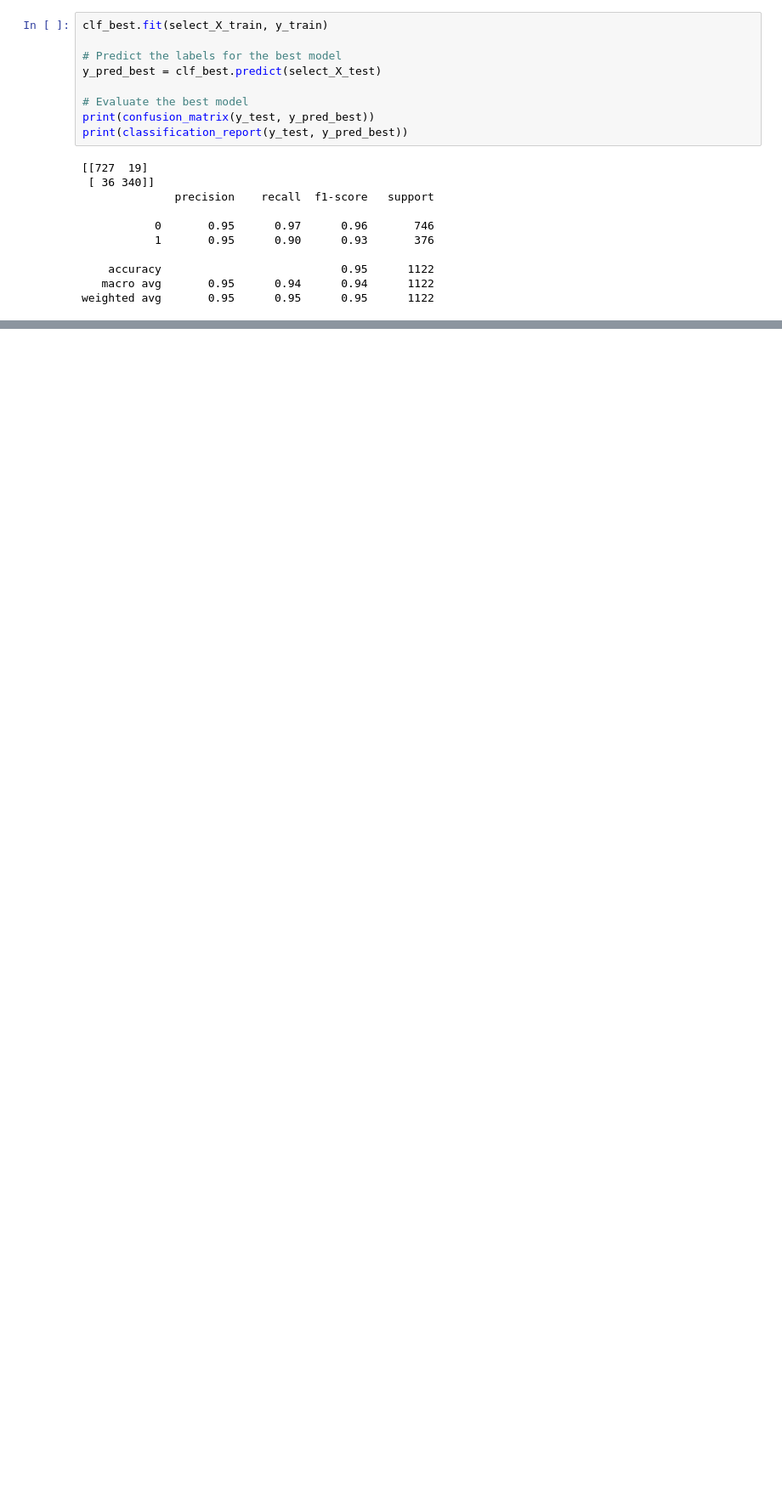
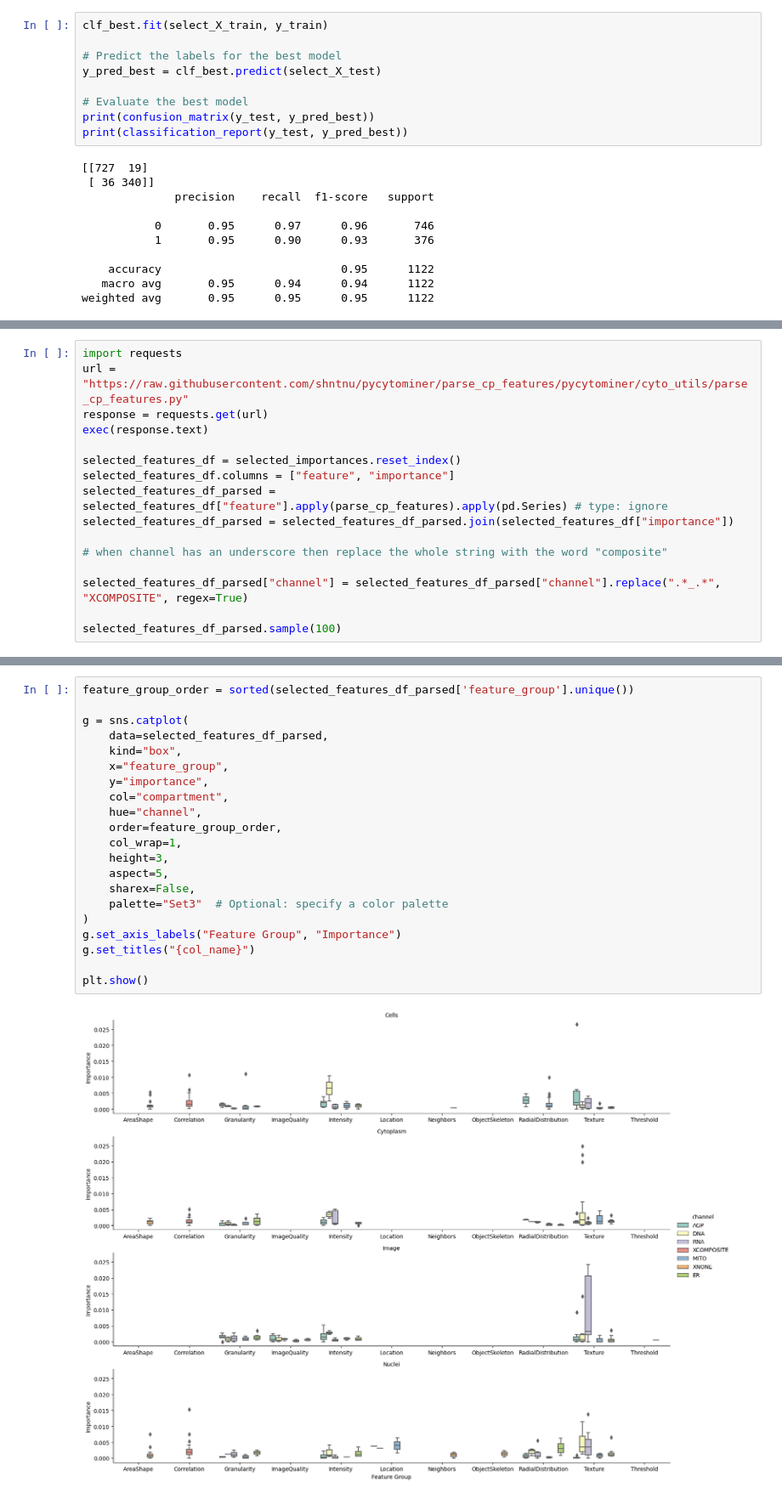
Before and after one commit to broadinstitute/position-effect-correction, a Jupyter notebook: 4.layout-checks/2_classify_poscons.ipynb, the cells around one changed output, grey strips where cells are left out. Shown: that part at 85% size. Cells and saved outputs as stored; diff of their text form; blank space fills up the shorter version.

```diff
--- a/4.layout-checks/2_classify_poscons.ipynb
+++ b/4.layout-checks/2_classify_poscons.ipynb
@@ -209,0 +312,16 @@ weighted avg       0.95      0.95      0.95      1122
+# %%
+import requests
+url = "https://raw.githubusercontent.com/shntnu/pycytominer/parse_cp_features/pycytominer/cyto_utils/parse_cp_features.py"
+response = requests.get(url)
+exec(response.text)
+
+selected_features_df = selected_importances.reset_index()
+selected_features_df.columns = ["feature", "importance"]
+selected_features_df_parsed = selected_features_df["feature"].apply(parse_cp_features).apply(pd.Series) # type: ignore
+selected_features_df_parsed = selected_features_df_parsed.join(selected_features_df["importance"])
+
+# when channel has an underscore then replace the whole string with the word "composite"
+
+selected_features_df_parsed["channel"] = selected_features_df_parsed["channel"].replace(".*_.*", "XCOMPOSITE", regex=True)
+
+selected_features_df_parsed.sample(100)
@@ -209,0 +345,23 @@ weighted avg       0.95      0.95      0.95      1122
+# %%
+feature_group_order = sorted(selected_features_df_parsed['feature_group'].unique())
+
+g = sns.catplot(
+    data=selected_features_df_parsed,
+    kind="box",
+    x="feature_group",
+    y="importance",
+    col="compartment",
+    hue="channel",
+    order=feature_group_order,
+    col_wrap=1,
+    height=3,
+    aspect=5,
+    sharex=False,
+    palette="Set3"  # Optional: specify a color palette
+)
+g.set_axis_labels("Feature Group", "Importance")
+g.set_titles("{col_name}")
+
+plt.show()
+# %% [output]
+[figure, added]
```
Also changed, not shown: parts of 12 cells of this notebook.
